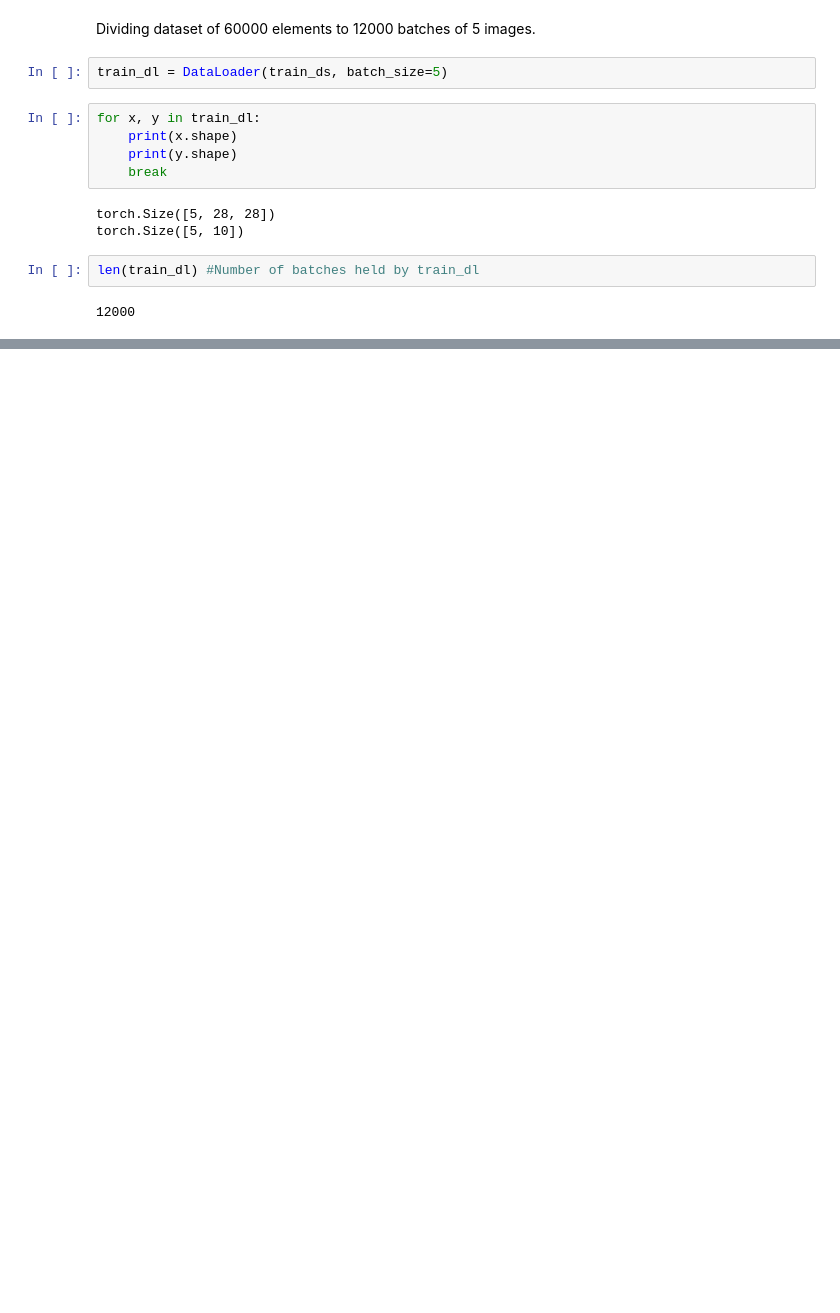
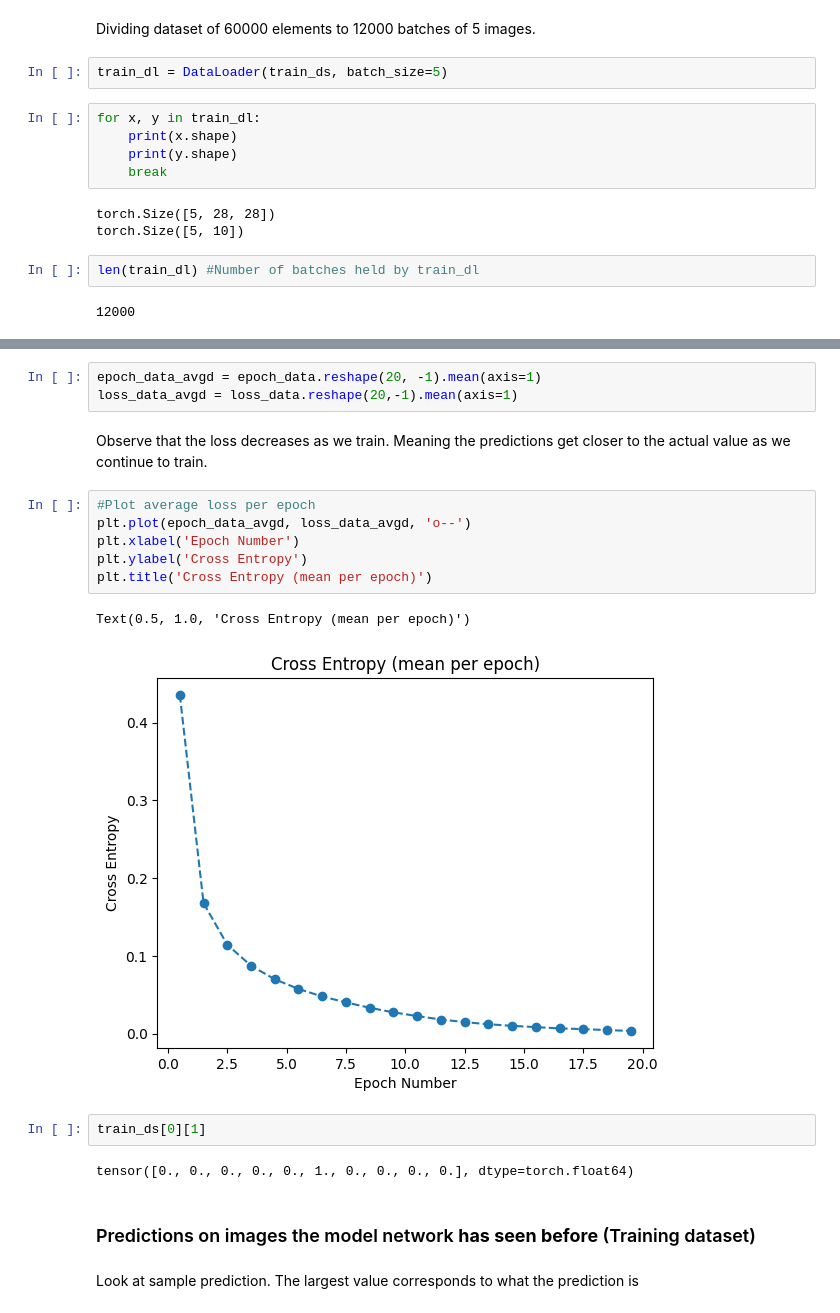
Before and after one commit to msenzanje/PyTorch-mnist-classification, a Jupyter notebook: mnist-classification.ipynb, the cells around one changed output, grey strips where cells are left out. Saved outputs shown, nothing was run; the diff lists cells and outputs as text; blank space fills up the shorter version.

```diff
--- a/mnist-classification.ipynb
+++ b/mnist-classification.ipynb
@@ -180,0 +317,23 @@ len(train_dl) #Number of batches held by train_dl
+# %%
+epoch_data_avgd = epoch_data.reshape(20, -1).mean(axis=1)
+loss_data_avgd = loss_data.reshape(20,-1).mean(axis=1)
+# %% [markdown]
+Observe that the loss decreases as we train. Meaning the predictions get closer to the actual value as we continue to train.
+# %%
+#Plot average loss per epoch
+plt.plot(epoch_data_avgd, loss_data_avgd, 'o--')
+plt.xlabel('Epoch Number')
+plt.ylabel('Cross Entropy')
+plt.title('Cross Entropy (mean per epoch)')
+# %% [output]
+Text(0.5, 1.0, 'Cross Entropy (mean per epoch)')
+[figure, added]
+# %%
+train_ds[0][1]
+# %% [output]
+tensor([0., 0., 0., 0., 0., 1., 0., 0., 0., 0.], dtype=torch.float64)
+# %% [markdown]
+### Predictions on images the model network **has seen before** (Training dataset)
+# %% [markdown]
+Look at sample prediction.
+The largest value corresponds to what the prediction is
```
Also changed, not shown: parts of 35 cells of this notebook, 1 other file.
